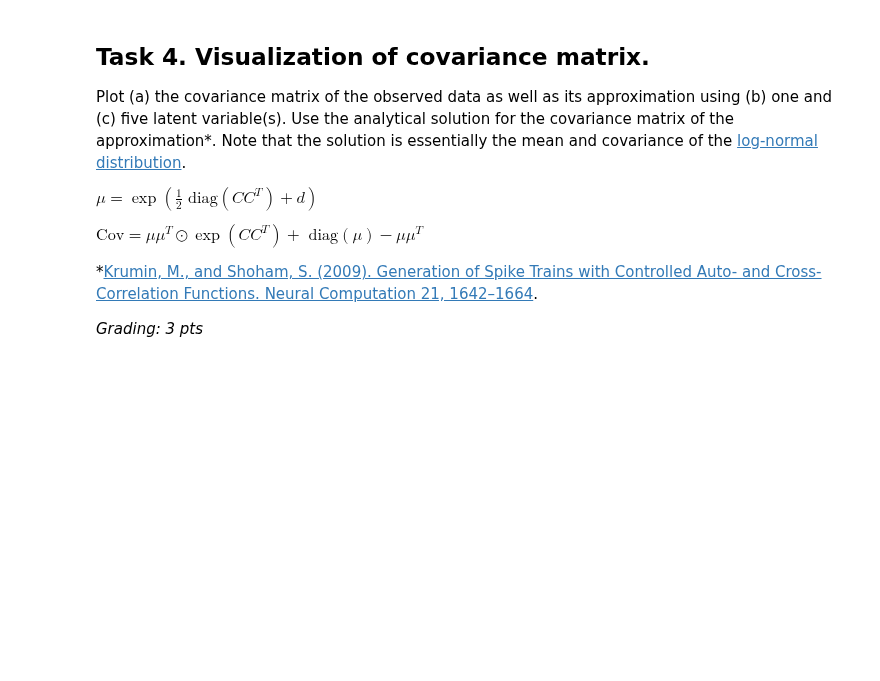
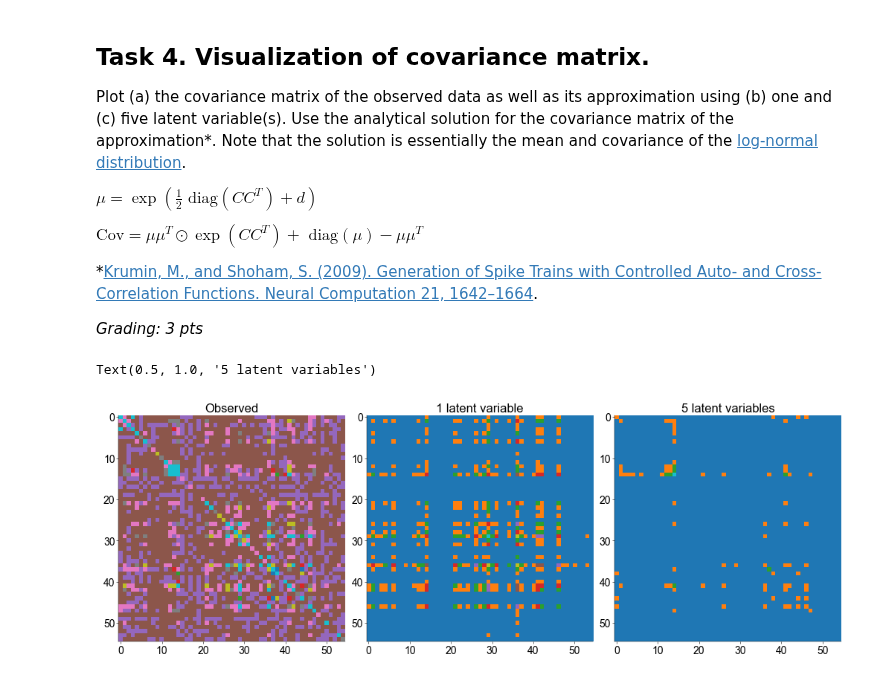
Before and after one commit to H-Kugler/neural-data-science, a Jupyter notebook: notebooks/CodingLab6_leandro.ipynb, the cells around one changed output. Saved outputs shown, nothing was run; the diff lists cells and outputs as text; code cells hidden in the pictures; blank space fills up the shorter version.

```diff
--- a/notebooks/CodingLab6_leandro.ipynb
+++ b/notebooks/CodingLab6_leandro.ipynb
@@ -651,30 +671,51 @@ $ \text{Cov}= \mu\mu^T \odot \exp(CC^T)+\text{ diag}(\mu) - \mu\mu^T$
 # %%
 # insert your code here
 
 # --------------------------------------------------------------
 # Complete the analytical solution for the covariance matrix of
 # the approximation using the provide equations (2 pts)
 # --------------------------------------------------------------
 
 
 def cov(fit):
     # add your code here
+    C = fit.optimParams["C"]
+    d = fit.optimParams["d"]
+
+    mu = np.exp(0.5 * np.diag(C @ C.T) + d).reshape(-1, 1)
+    c = np.multiply(mu @ mu.T, np.exp(C @ C.T)) + np.diag(mu) - mu @ mu.T
+
+    c1 = fit.E_yy_optim_params
+    mu1 = fit.E_y_optim_params
+
+    # # assert np.allclose(c, c1)
+    # # assert np.allclose(mu, mu1)
+
     return c, mu
 
 
 # --------------------------------------------------------------
 # Plot the covariance matrix (1 pt) of
 # (1) the observed data
 # (2) its approximation using 1 latent variable
 # (3) its approximation using 5 latent variable
 # --------------------------------------------------------------
 
 obs_corr = np.cov(data.all_raster)
 opt_r1, mu1 = cov(xval.fits[0])
 opt_r5, mu5 = cov(xval.fits[4])
 
 vmin = -1
 vmax = 1
 
 fig, axs = plt.subplots(1, 3, figsize=(10, 3.5))
 # add plot to visualize the differences in the covariance matrices
+axs[0].imshow(obs_corr, vmin=vmin, vmax=vmax)
+axs[0].set_title("Observed")
+axs[1].imshow(opt_r1)
+axs[1].set_title("1 latent variable")
+axs[2].imshow(opt_r5)
+axs[2].set_title("5 latent variables")
+# %% [output]
+Text(0.5, 1.0, '5 latent variables')
+[figure, added]
```
Also changed, not shown: parts of 9 cells of this notebook.
